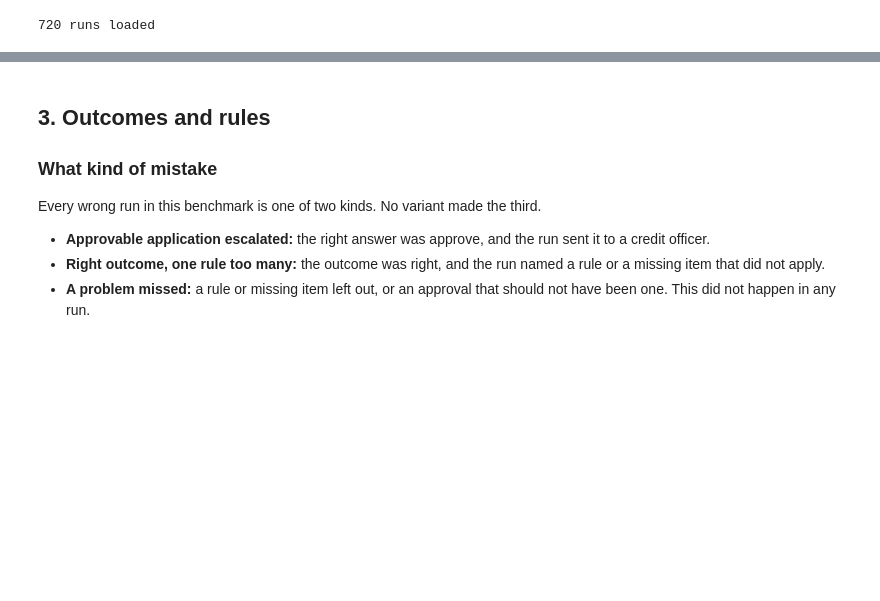
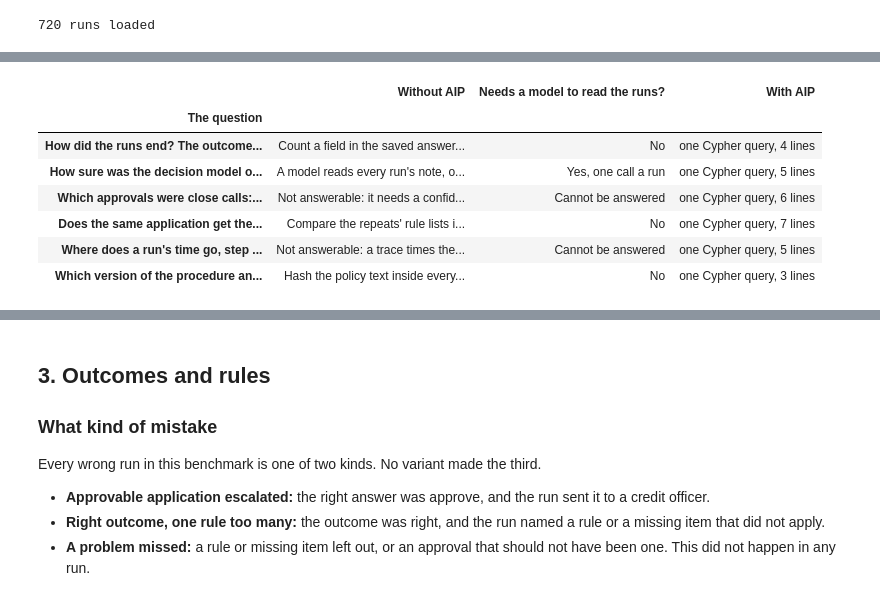
Before and after one commit to zach-blumenfeld/graph-memory-system-one-demo, a Jupyter notebook: loan-bench-aip-demo/analysis.ipynb, the cells around one changed output, grey strips where cells are left out. Cells and saved outputs as stored; diff of their text form; code cells hidden in the pictures; blank space fills up the shorter version.

```diff
--- a/loan-bench-aip-demo/analysis.ipynb
+++ b/loan-bench-aip-demo/analysis.ipynb
@@ -462,0 +494,15 @@ against_figure(["outcome", "cost", "time"], "Key results: AIP on Haiku at low ef
+# %%
+import html
+ASKED = json.loads((DEMO / "bench" / "queries" / "queries.json").read_text())
+WORD = {"no": "No", "yes": "Yes, one call a run", "cannot": "Cannot be answered"}
+display(pd.DataFrame([{"The question": q["question"], "Without AIP": q["without_aip"], "Needs a model to read the runs?": WORD[q["needs_model"]],
+                       "With AIP": f"one Cypher query, {len(q['cypher'].splitlines())} lines"} for q in ASKED]).set_index("The question"))
+# %% [output]
+|  | Without AIP | Needs a model to read the runs? | With AIP |
+| The question |  |  |  |
+| How did the runs end? The outcome... | Count a field in the saved answer... | No | one Cypher query, 4 lines |
+| How sure was the decision model o... | A model reads every run's note, o... | Yes, one call a run | one Cypher query, 5 lines |
+| Which approvals were close calls:... | Not answerable: it needs a confid... | Cannot be answered | one Cypher query, 6 lines |
+| Does the same application get the... | Compare the repeats' rule lists i... | No | one Cypher query, 7 lines |
+| Where does a run's time go, step ... | Not answerable: a trace times the... | Cannot be answered | one Cypher query, 5 lines |
+| Which version of the procedure an... | Hash the policy text inside every... | No | one Cypher query, 3 lines |
```
Also changed, not shown: parts of 12 cells of this notebook, 2 other files.
